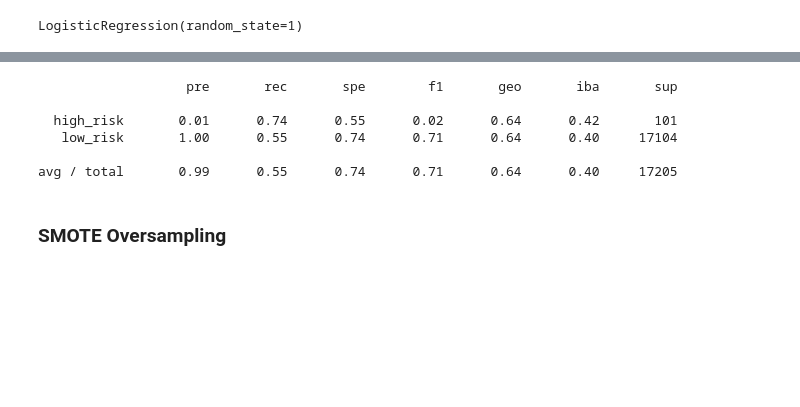
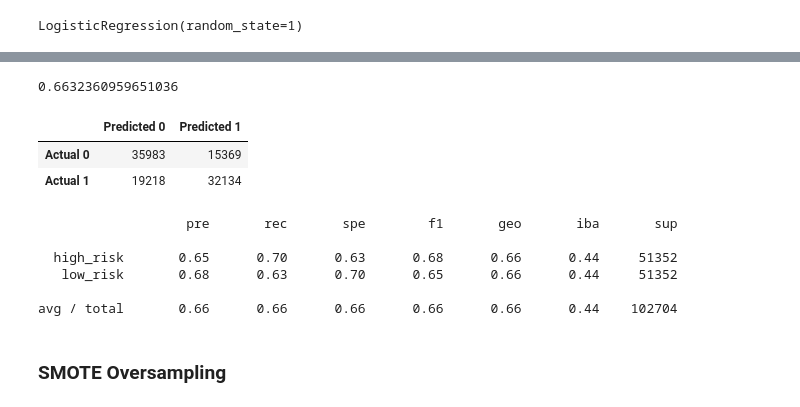
Before and after one commit to cbeckler/credit_risk_analysis, a Jupyter notebook: credit_risk_resampling.ipynb, the cells around one changed output, grey strips where cells are left out. Cells and saved outputs as stored; diff of their text form; code cells hidden in the pictures; blank space fills up the shorter version.

Commit message:
random sampling

```diff
--- a/credit_risk_resampling.ipynb
+++ b/credit_risk_resampling.ipynb
@@ -137,0 +168,7 @@ Counter({'loan_status': 1})
+# %%
+# Resample the training data with the RandomOversampler
+from imblearn.over_sampling import RandomOverSampler
+ros = RandomOverSampler(random_state=1)
+X_resampled, y_resampled = ros.fit_resample(X_train, y_train)
+
+Counter(y_resampled)
@@ -138,5 +177,8 @@ Counter({'loan_status': 1})
 # %%
 # Train the Logistic Regression model using the resampled data
-# YOUR CODE HERE
+from sklearn.linear_model import LogisticRegression
+
+model = LogisticRegression(random_state=1)
+model.fit(X_resampled, y_resampled)
 # %% [output]
 LogisticRegression(random_state=1)
@@ -154,13 +185,38 @@ array([[  75,   26],
+# %%
+# Calculated the balanced accuracy score
+y_pred = model.predict(X_resampled)
+
+from sklearn.metrics import balanced_accuracy_score
+
+balanced_accuracy_score(y_resampled, y_pred)
+# %% [output]
+0.6632360959651036
+# %%
+# Display the confusion matrix
+from sklearn.metrics import confusion_matrix
+cm = confusion_matrix(y_resampled, y_pred)
+
+cm_df = pd.DataFrame(
+    cm, index=["Actual 0", "Actual 1"],
+    columns=["Predicted 0", "Predicted 1"]
+)
+
+cm_df
+# %% [output]
+|  | Predicted 0 | Predicted 1 |
+| Actual 0 | 35983 | 15369 |
+| Actual 1 | 19218 | 32134 |
 # %%
 # Print the imbalanced classification report
-# YOUR CODE HERE
+from imblearn.metrics import classification_report_imbalanced
+print(classification_report_imbalanced(y_resampled, y_pred))
 # %% [output]
                    pre       rec       spe        f1       geo       iba       sup
 
-  high_risk       0.01      0.74      0.55      0.02      0.64      0.42       101
-   low_risk       1.00      0.55      0.74      0.71      0.64      0.40     17104
+  high_risk       0.65      0.70      0.63      0.68      0.66      0.44     51352
+   low_risk       0.68      0.63      0.70      0.65      0.66      0.44     51352
 
-avg / total       0.99      0.55      0.74      0.71      0.64      0.40     17205
+avg / total       0.66      0.66      0.66      0.66      0.66      0.44    102704
 # %% [markdown]
 ### SMOTE Oversampling
 # %%
```
Also changed, not shown: parts of 11 cells of this notebook.
